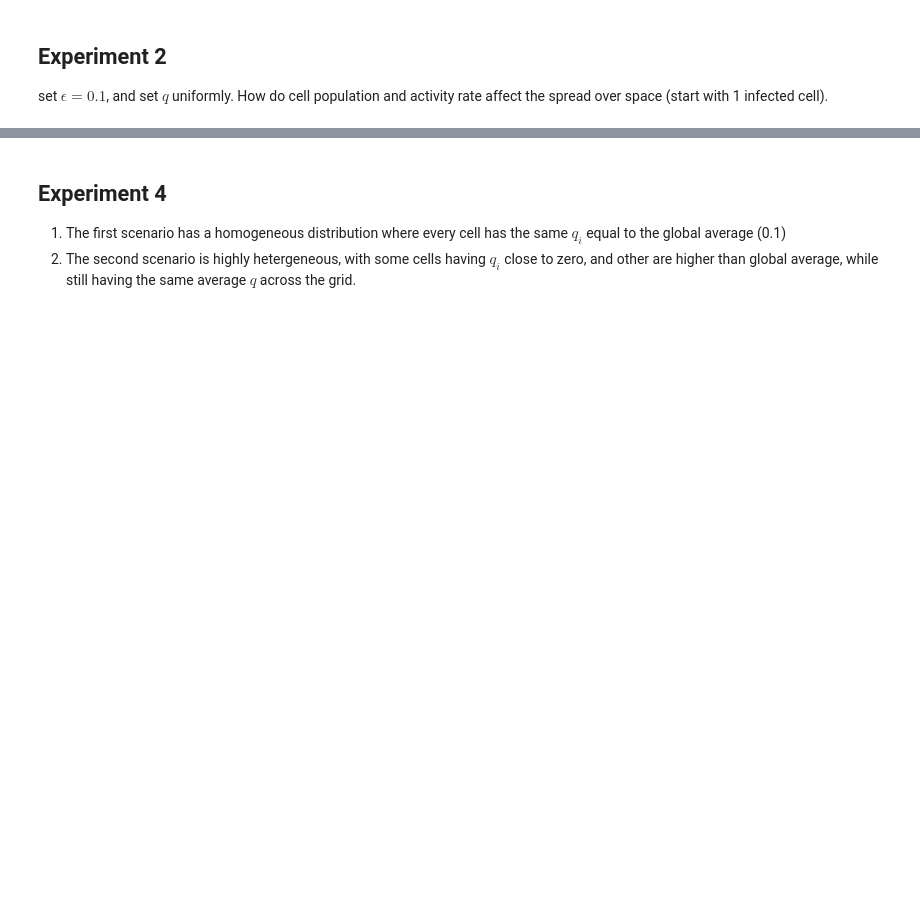
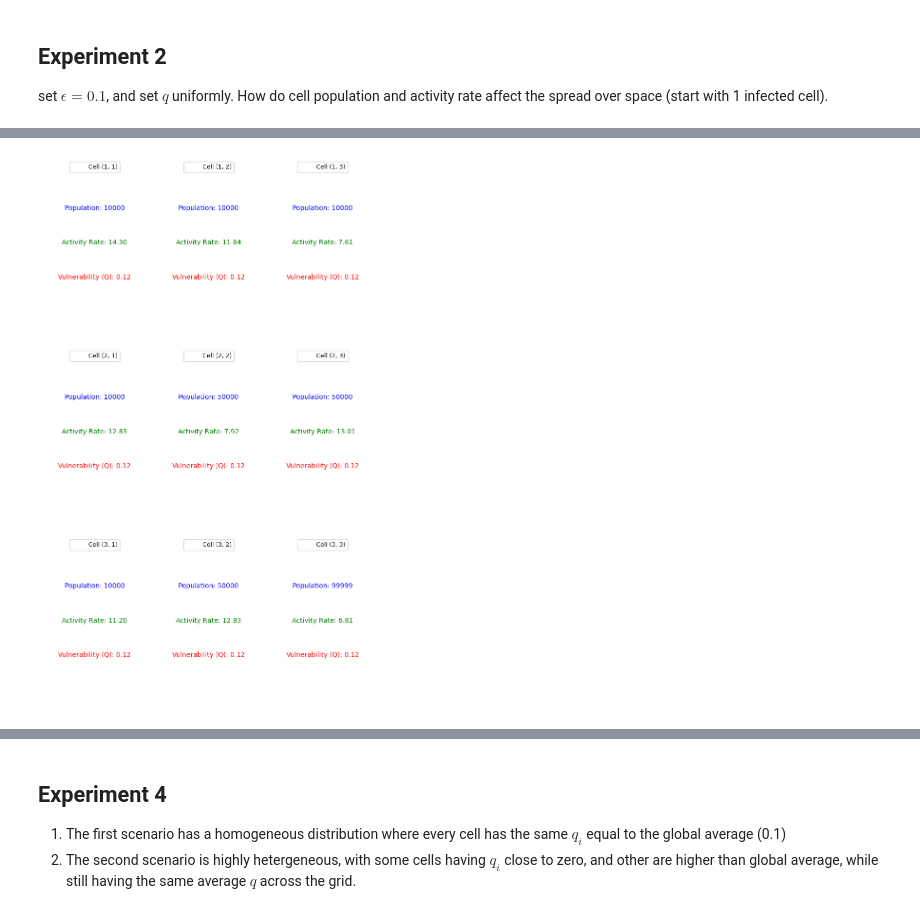
Before and after one commit to epibayes/covid-spatial-modeling, a Jupyter notebook: spatial_model.ipynb, the cells around one changed output, grey strips where cells are left out. Cells and saved outputs as stored; diff of their text form; code cells hidden in the pictures; blank space fills up the shorter version.

```diff
--- a/spatial_model.ipynb
+++ b/spatial_model.ipynb
@@ -235,0 +326,5 @@ plot_infectious(inf_record_case2, number_of_days)
+# %%
+grid_infection_case2, sus_record_case2, exp_record_case2, inf_record_case2, recovery_record_case2 = run_simulation(model_case2, days=number_of_days, dt = 1.0)
+plot_detailed_info(model_case2)
+# %% [output]
+[figure, added]
```
Also changed, not shown: parts of 20 cells of this notebook.
